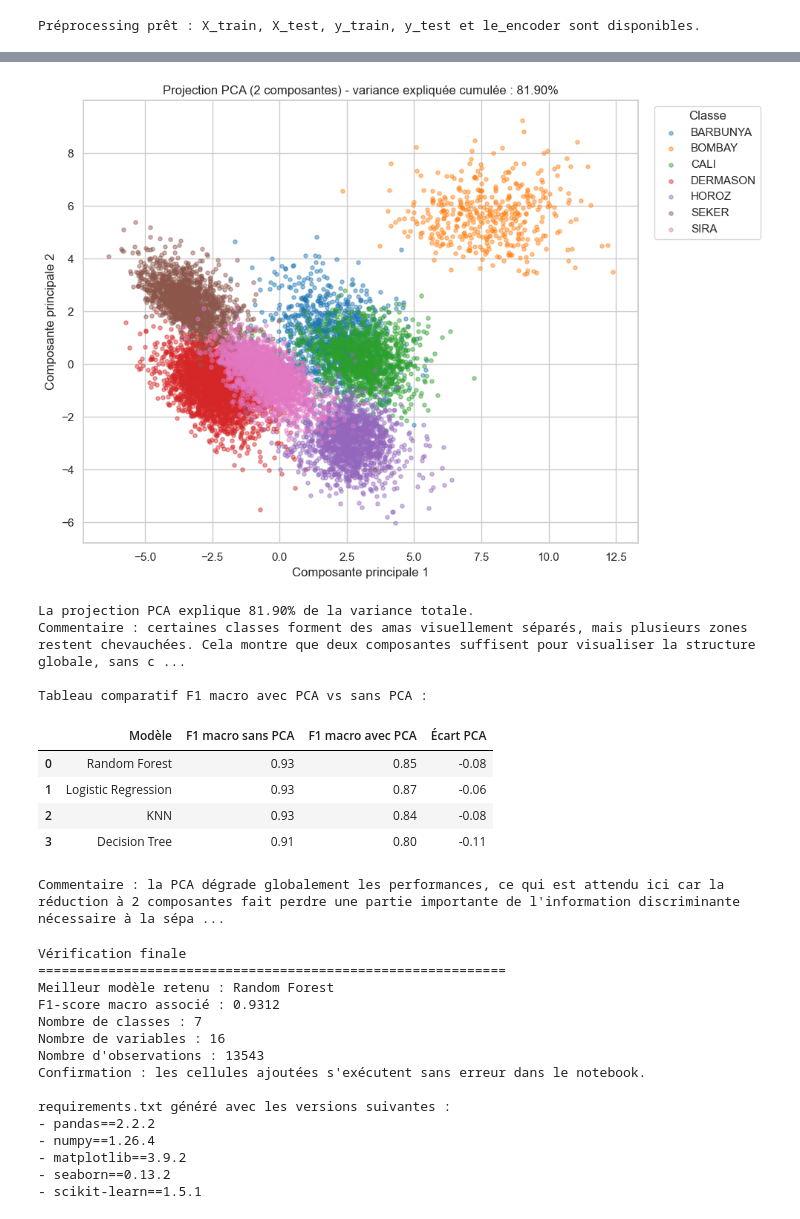
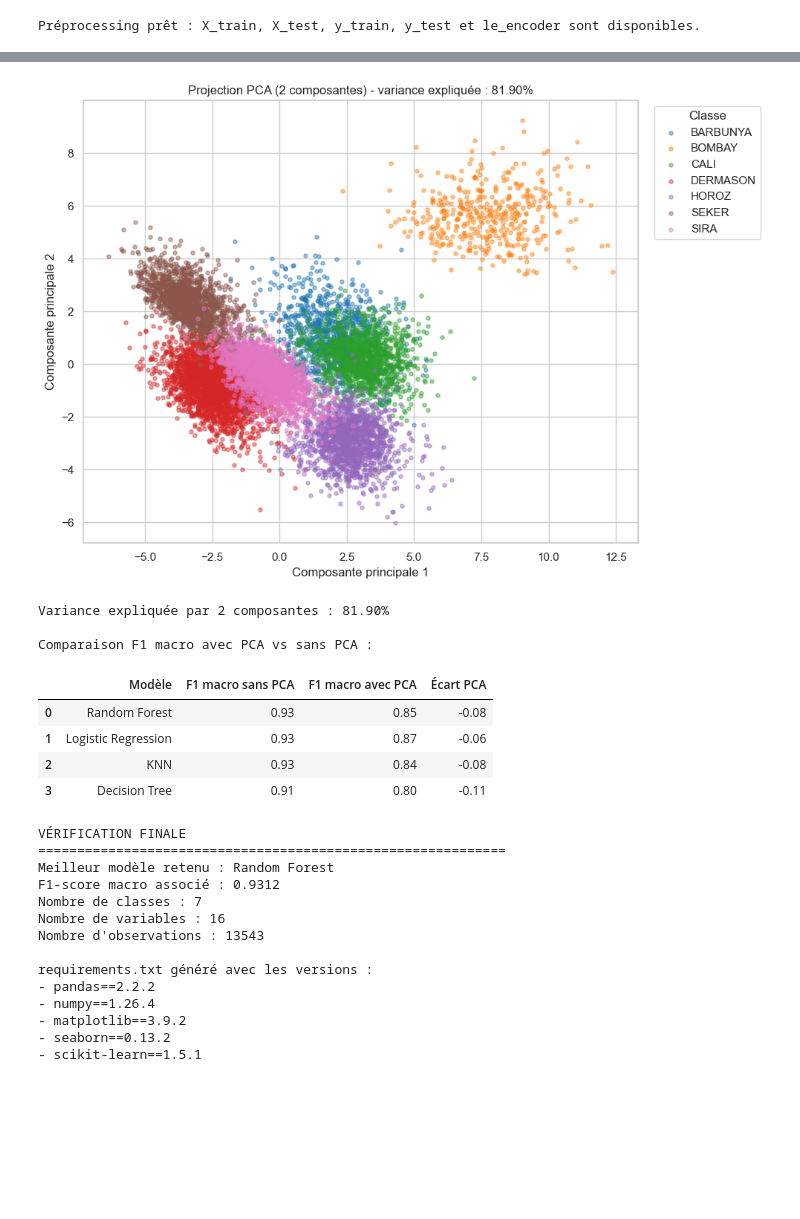
Before and after one commit to MalakZd/projet1_dry_bean, a Jupyter notebook: notebook.ipynb, the cells around one changed output, grey strips where cells are left out. Drawn from its saved outputs; the diff is of its cells as text; code cells hidden in the pictures; blank space fills up the shorter version.

```diff
--- a/notebook.ipynb
+++ b/notebook.ipynb
@@ -802,6 +585,4 @@ Pistes d'amélioration futures :
 # %%
-# extension_pca
-
 from IPython.display import display
 import numpy as np
 import pandas as pd
@@ -813,7 +594,6 @@ from sklearn.pipeline import Pipeline
 from sklearn.preprocessing import StandardScaler
 from sklearn.metrics import f1_score
 
-# 1) PCA à 2 composantes après standardisation.
 pca_pipeline = Pipeline([
     ('scaler', StandardScaler()),
     ('pca', PCA(n_components=2, random_state=42)),
@@ -839,81 +619,53 @@ for class_index, class_name in enumerate(le_encoder.classes_):
         label=class_name,
     )
 
-plt.title(
-    f"Projection PCA (2 composantes) - variance expliquée cumulée : {explained_variance.sum():.2%}"
-)
+plt.title(f"Projection PCA (2 composantes) - variance expliquée : {explained_variance.sum():.2%}")
 plt.xlabel('Composante principale 1')
 plt.ylabel('Composante principale 2')
 plt.legend(title='Classe', bbox_to_anchor=(1.02, 1), loc='upper left')
 plt.tight_layout()
 plt.show()
 
-print(
-    f"La projection PCA explique {explained_variance.sum():.2%} de la variance totale."
-)
-print(
-    "Commentaire : certaines classes forment des amas visuellement séparés, mais plusieurs zones restent chevauchées. "
-    "Cela montre que deux composantes suffisent pour visualiser la structure globale, sans capturer toute la complexité discriminante du dataset."
-)
+print(f"Variance expliquée par 2 composantes : {explained_variance.sum():.2%}")
 
-# 2) Ré-entraînement des 4 mêmes modèles sur les données réduites.
 pca_model_results = []
 pca_models = {}
 pca_predictions = {}
 
 for model_name, pipeline in models.items():
     estimator = clone(pipeline.named_steps['model'])
     estimator.fit(X_train_pca, y_train)
     y_pred_pca = estimator.predict(X_test_pca)
     pca_models[model_name] = estimator
     pca_predictions[model_name] = y_pred_pca
     pca_model_results.append({
         'Modèle': model_name,
         'F1 macro avec PCA': f1_score(y_test, y_pred_pca, average='macro'),
     })
 
 pca_results_df = pd.DataFrame(pca_model_results)
 original_scores = comparison_df[['Modèle', 'F1 macro']].rename(columns={'F1 macro': 'F1 macro sans PCA'})
 comparison_pca_df = (
     original_scores
     .merge(pca_results_df, on='Modèle', how='inner')
     .sort_values('F1 macro sans PCA', ascending=False)
     .reset_index(drop=True)
 )
 comparison_pca_df['Écart PCA'] = comparison_pca_df['F1 macro avec PCA'] - comparison_pca_df['F1 macro sans PCA']
 
-print("\nTableau comparatif F1 macro avec PCA vs sans PCA :")
+print("\nComparaison F1 macro avec PCA vs sans PCA :")
 display(comparison_pca_df)
-
-# 3) Commentaire sur l'effet de la PCA.
-nb_models_ameliore = int((comparison_pca_df['F1 macro avec PCA'] > comparison_pca_df['F1 macro sans PCA']).sum())
-nb_models_total = len(comparison_pca_df)
-
-if nb_models_ameliore > nb_models_total / 2:
-    print(
-        "\nCommentaire : la PCA améliore globalement les performances sur ce jeu réduit, "
-        "ce qui suggère qu'elle retire une partie du bruit sans trop perdre d'information utile."
-    )
-else:
-    print(
-        "\nCommentaire : la PCA dégrade globalement les performances, ce qui est attendu ici car la réduction à 2 composantes "
-        "fait perdre une partie importante de l'information discriminante nécessaire à la séparation fine des classes."
-    )
 # %% [output]
-[figure, old version]
+[figure, new version]
-La projection PCA explique 81.90% de la variance totale.
-Commentaire : certaines classes forment des amas visuellement séparés, mais plusieurs zones restent chevauchées. Cela montre que deux composantes suffisent pour visualiser la structure globale, sans c ...
+Variance expliquée par 2 composantes : 81.90%
 
-Tableau comparatif F1 macro avec PCA vs sans PCA :
+Comparaison F1 macro avec PCA vs sans PCA :
 |  | Modèle | F1 macro sans PCA | F1 macro avec PCA | Écart PCA |
 | 0 | Random Forest | 0.93 | 0.85 | -0.08 |
 | 1 | Logistic Regression | 0.93 | 0.87 | -0.06 |
 | 2 | KNN | 0.93 | 0.84 | -0.08 |
 | 3 | Decision Tree | 0.91 | 0.80 | -0.11 |
-Commentaire : la PCA dégrade globalement les performances, ce qui est attendu ici car la réduction à 2 composantes fait perdre une partie importante de l'information discriminante nécessaire à la sépa ...
 # %%
-# verification_finale
-
 from pathlib import Path
 from importlib import metadata
 import pandas as pd
@@ -922,17 +674,14 @@ import matplotlib
 import seaborn as sns
 import sklearn
 
-# 1) Résumé final du notebook.
-print("Vérification finale")
+print("VÉRIFICATION FINALE")
 print("=" * 60)
 print(f"Meilleur modèle retenu : {best_model_name}")
 print(f"F1-score macro associé : {best_f1_macro:.4f}")
 print(f"Nombre de classes : {len(le_encoder.classes_)}")
 print(f"Nombre de variables : {X_train.shape[1]}")
 print(f"Nombre d'observations : {len(df)}")
-print("Confirmation : les cellules ajoutées s'exécutent sans erreur dans le notebook.")
 
-# 2) Génération automatique du requirements.txt avec les vraies versions.
 def get_version(package_name, fallback_module):
     try:
         return metadata.version(package_name)
@@ -950,20 +699,19 @@ requirements = [
 requirements_path = Path('requirements.txt')
 requirements_path.write_text("\n".join(requirements) + "\n", encoding='utf-8')
 
-print("\nrequirements.txt généré avec les versions suivantes :")
+print("\nrequirements.txt généré avec les versions :")
 for line in requirements:
     print(f"- {line}")
 # %% [output]
-Vérification finale
+VÉRIFICATION FINALE
 ============================================================
 Meilleur modèle retenu : Random Forest
 F1-score macro associé : 0.9312
 Nombre de classes : 7
 Nombre de variables : 16
 Nombre d'observations : 13543
-Confirmation : les cellules ajoutées s'exécutent sans erreur dans le notebook.
 
-requirements.txt généré avec les versions suivantes :
+requirements.txt généré avec les versions :
 - pandas==2.2.2
 - numpy==1.26.4
 - matplotlib==3.9.2
```
Also changed, not shown: parts of 17 cells of this notebook, 3 other files.
